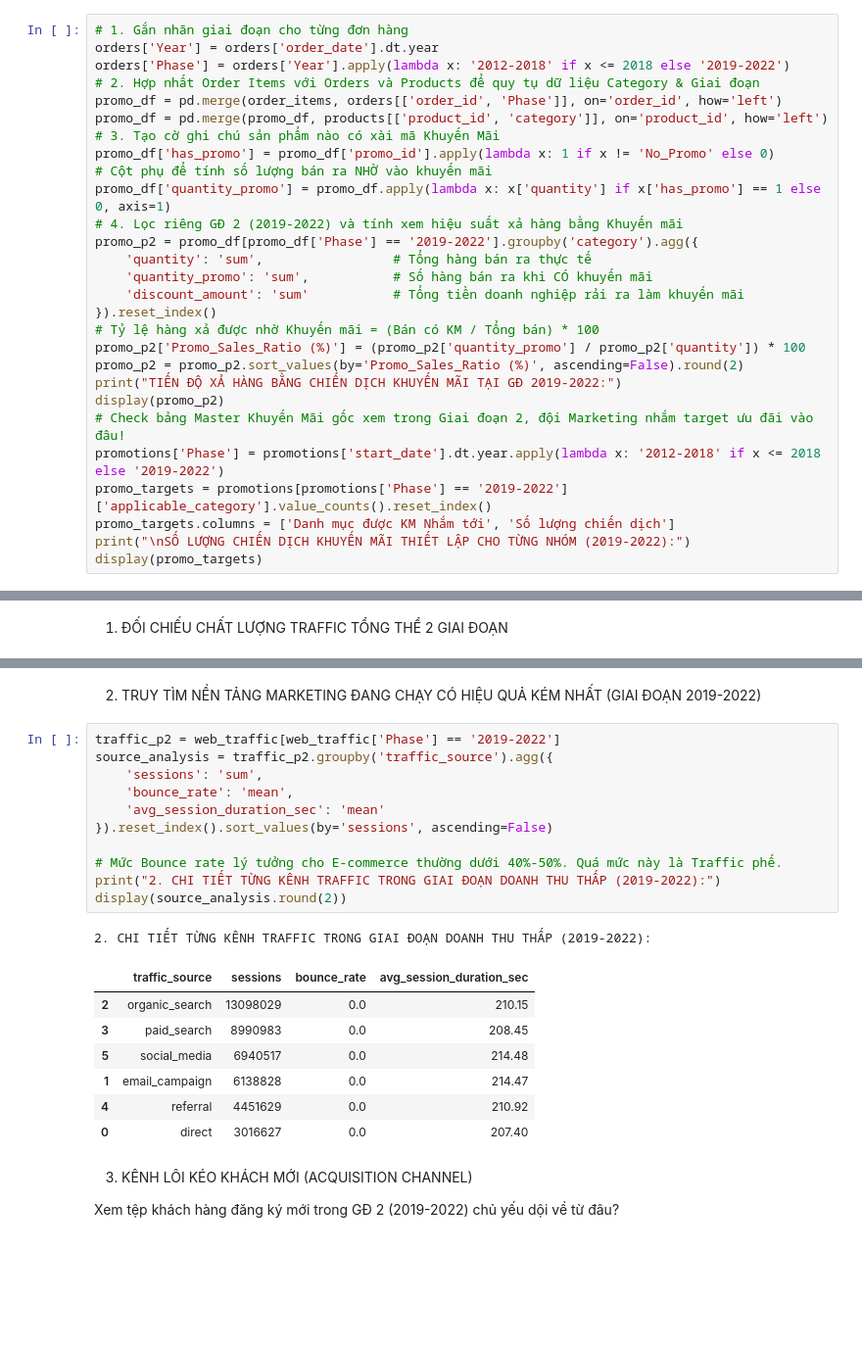
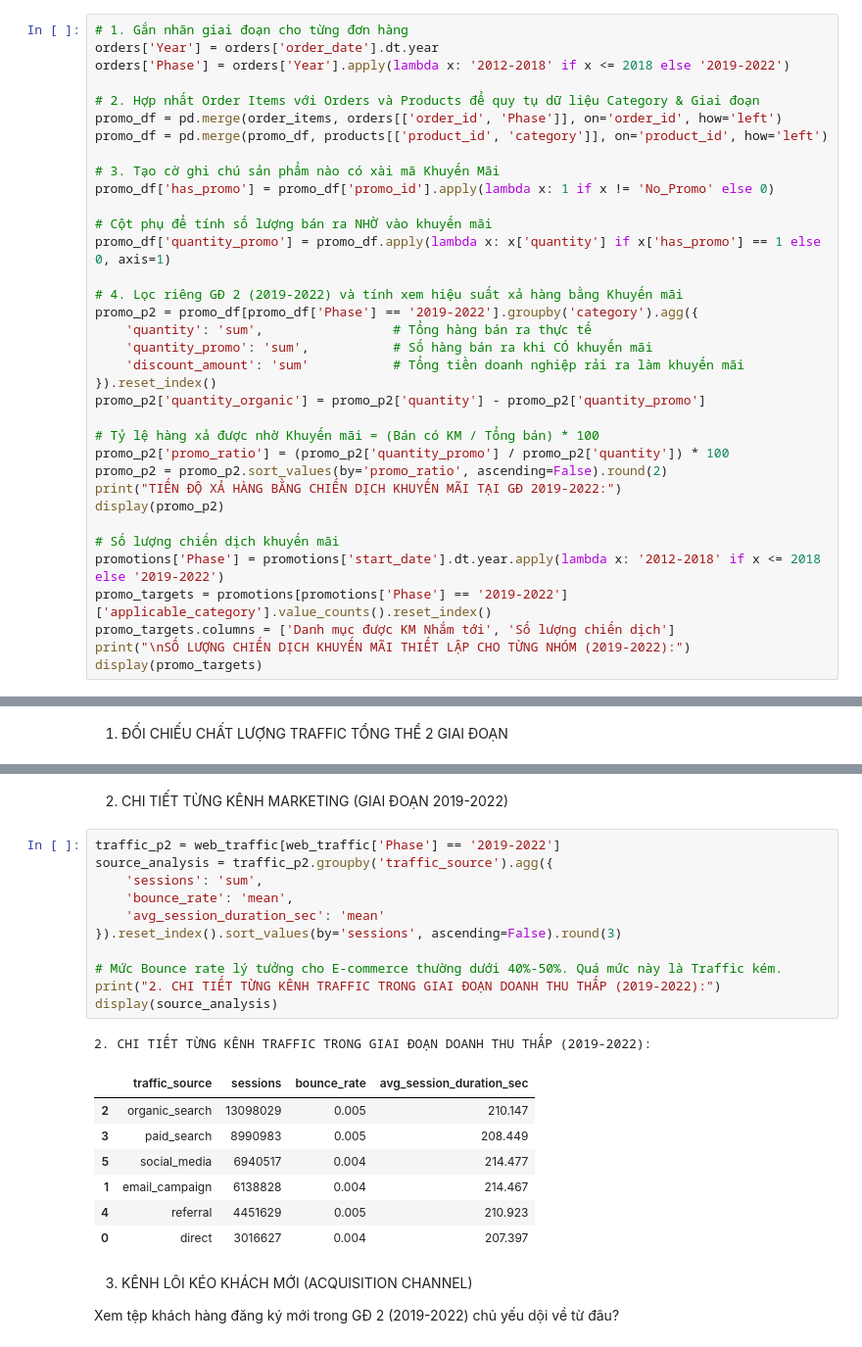
Before and after one commit to mituleefam/Fashion_Ecom_Sales_Forecasting, a Jupyter notebook: 1st_EDA.ipynb, the cells around one changed output, grey strips where cells are left out. Shown at 98% size. Drawn from its saved outputs; the diff is of its cells as text; blank space fills up the shorter version.

```diff
--- a/1st_EDA.ipynb
+++ b/1st_EDA.ipynb
@@ -324,25 +354,32 @@ $\rightarrow$ Giai đoạn Covid (2019-2022) khi xu hướng mọi người ra
 # 1. Gắn nhãn giai đoạn cho từng đơn hàng
 orders['Year'] = orders['order_date'].dt.year
 orders['Phase'] = orders['Year'].apply(lambda x: '2012-2018' if x <= 2018 else '2019-2022')
+
 # 2. Hợp nhất Order Items với Orders và Products để quy tụ dữ liệu Category & Giai đoạn
 promo_df = pd.merge(order_items, orders[['order_id', 'Phase']], on='order_id', how='left')
 promo_df = pd.merge(promo_df, products[['product_id', 'category']], on='product_id', how='left')
+
 # 3. Tạo cờ ghi chú sản phẩm nào có xài mã Khuyến Mãi
 promo_df['has_promo'] = promo_df['promo_id'].apply(lambda x: 1 if x != 'No_Promo' else 0)
+
 # Cột phụ để tính số lượng bán ra NHỜ vào khuyến mãi
 promo_df['quantity_promo'] = promo_df.apply(lambda x: x['quantity'] if x['has_promo'] == 1 else 0, axis=1)
+
 # 4. Lọc riêng GĐ 2 (2019-2022) và tính xem hiệu suất xả hàng bằng Khuyến mãi
 promo_p2 = promo_df[promo_df['Phase'] == '2019-2022'].groupby('category').agg({
     'quantity': 'sum',                 # Tổng hàng bán ra thực tế
     'quantity_promo': 'sum',           # Số hàng bán ra khi CÓ khuyến mãi
     'discount_amount': 'sum'           # Tổng tiền doanh nghiệp rải ra làm khuyến mãi
 }).reset_index()
+promo_p2['quantity_organic'] = promo_p2['quantity'] - promo_p2['quantity_promo']
+
 # Tỷ lệ hàng xả được nhờ Khuyến mãi = (Bán có KM / Tổng bán) * 100
-promo_p2['Promo_Sales_Ratio (%)'] = (promo_p2['quantity_promo'] / promo_p2['quantity']) * 100
-promo_p2 = promo_p2.sort_values(by='Promo_Sales_Ratio (%)', ascending=False).round(2)
+promo_p2['promo_ratio'] = (promo_p2['quantity_promo'] / promo_p2['quantity']) * 100
+promo_p2 = promo_p2.sort_values(by='promo_ratio', ascending=False).round(2)
 print("TIẾN ĐỘ XẢ HÀNG BẰNG CHIẾN DỊCH KHUYẾN MÃI TẠI GĐ 2019-2022:")
 display(promo_p2)
-# Check bảng Master Khuyến Mãi gốc xem trong Giai đoạn 2, đội Marketing nhắm target ưu đãi vào đâu!
+
+# Số lượng chiến dịch khuyến mãi
 promotions['Phase'] = promotions['start_date'].dt.year.apply(lambda x: '2012-2018' if x <= 2018 else '2019-2022')
 promo_targets = promotions[promotions['Phase'] == '2019-2022']['applicable_category'].value_counts().reset_index()
 promo_targets.columns = ['Danh mục được KM Nhắm tới', 'Số lượng chiến dịch']
@@ -392,25 +486,25 @@ display(traffic_overall)
 # %% [markdown]
-2. TRUY TÌM NỀN TẢNG MARKETING ĐANG CHẠY CÓ HIỆU QUẢ KÉM NHẤT (GIAI ĐOẠN 2019-2022)
+2. CHI TIẾT TỪNG KÊNH MARKETING (GIAI ĐOẠN 2019-2022)
 # %%
 traffic_p2 = web_traffic[web_traffic['Phase'] == '2019-2022']
 source_analysis = traffic_p2.groupby('traffic_source').agg({
     'sessions': 'sum',
     'bounce_rate': 'mean',
     'avg_session_duration_sec': 'mean'
-}).reset_index().sort_values(by='sessions', ascending=False)
+}).reset_index().sort_values(by='sessions', ascending=False).round(3)
 
-# Mức Bounce rate lý tưởng cho E-commerce thường dưới 40%-50%. Quá mức này là Traffic phế.
+# Mức Bounce rate lý tưởng cho E-commerce thường dưới 40%-50%. Quá mức này là Traffic kém.
 print("2. CHI TIẾT TỪNG KÊNH TRAFFIC TRONG GIAI ĐOẠN DOANH THU THẤP (2019-2022):")
-display(source_analysis.round(2))
+display(source_analysis)
 # %% [output]
 2. CHI TIẾT TỪNG KÊNH TRAFFIC TRONG GIAI ĐOẠN DOANH THU THẤP (2019-2022):
 |  | traffic_source | sessions | bounce_rate | avg_session_duration_sec |
-| 2 | organic_search | 13098029 | 0.0 | 210.15 |
-| 3 | paid_search | 8990983 | 0.0 | 208.45 |
-| 5 | social_media | 6940517 | 0.0 | 214.48 |
-| 1 | email_campaign | 6138828 | 0.0 | 214.47 |
-| 4 | referral | 4451629 | 0.0 | 210.92 |
-| 0 | direct | 3016627 | 0.0 | 207.40 |
+| 2 | organic_search | 13098029 | 0.005 | 210.147 |
+| 3 | paid_search | 8990983 | 0.005 | 208.449 |
+| 5 | social_media | 6940517 | 0.004 | 214.477 |
+| 1 | email_campaign | 6138828 | 0.004 | 214.467 |
+| 4 | referral | 4451629 | 0.005 | 210.923 |
+| 0 | direct | 3016627 | 0.004 | 207.397 |
 # %% [markdown]
 3. KÊNH LÔI KÉO KHÁCH MỚI (ACQUISITION CHANNEL)
 
```
Also changed, not shown: parts of 20 cells of this notebook.
